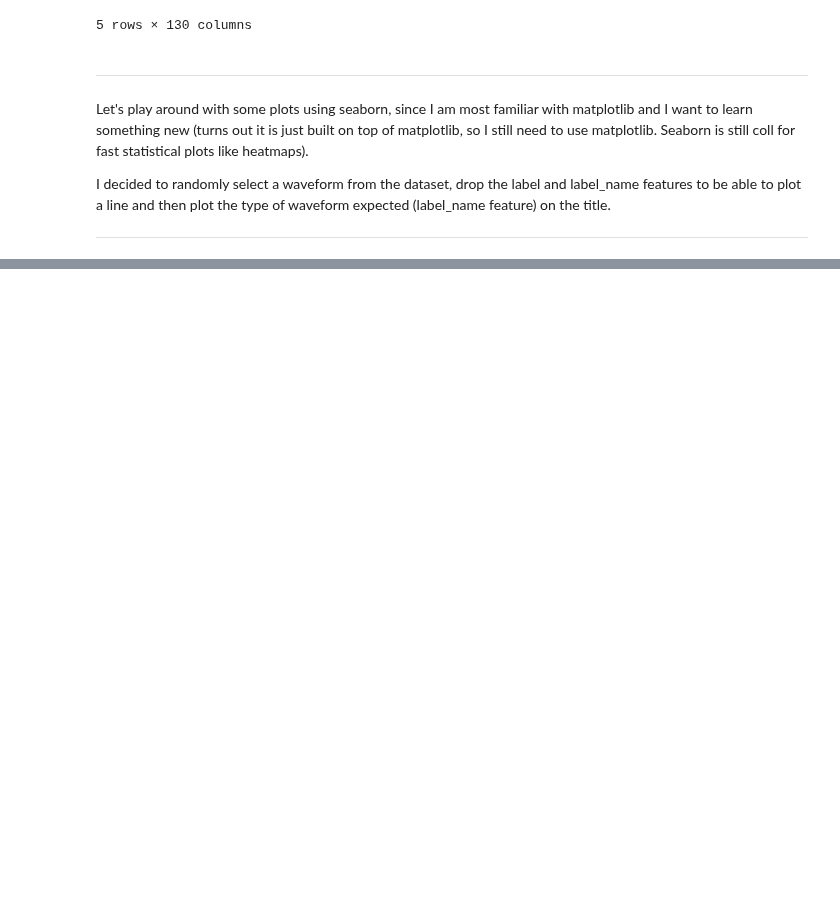
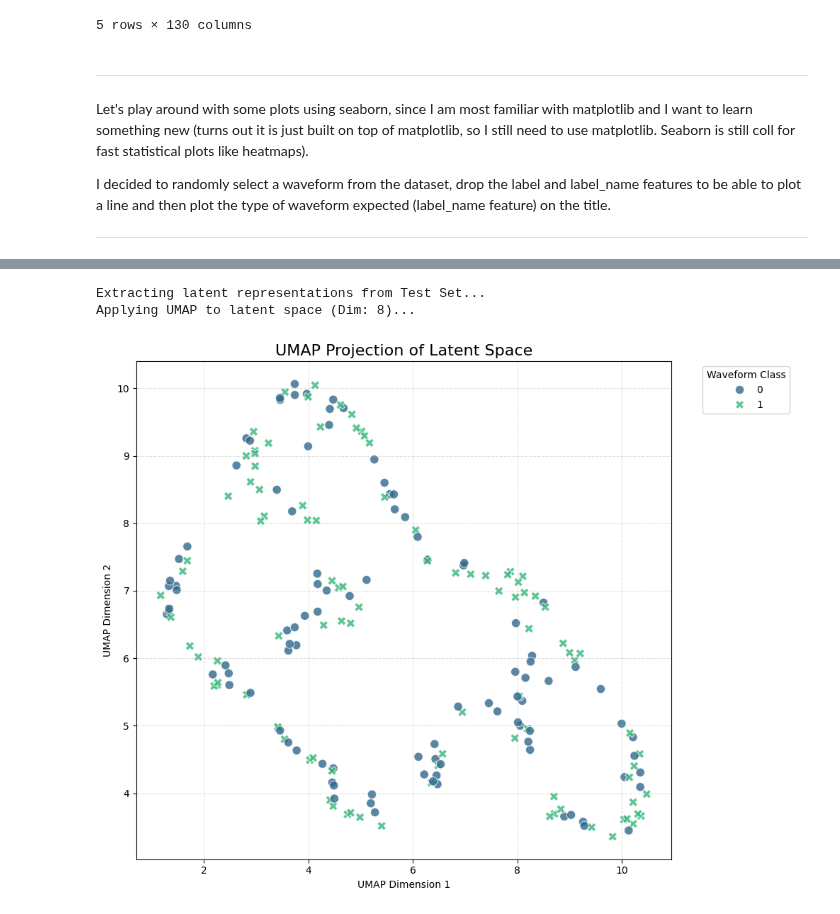
Before and after one commit to AndreHucke/gen_ai, a Jupyter notebook: VAE/waveform_manipulation.ipynb, the cells around one changed output, grey strips where cells are left out. Cells and saved outputs as stored; diff of their text form; code cells hidden in the pictures; blank space fills up the shorter version.

```diff
--- a/VAE/waveform_manipulation.ipynb
+++ b/VAE/waveform_manipulation.ipynb
@@ -179,7 +196,3 @@ class VAE(nn.Module):
         recon_x = torch.tanh(self.fc4(h3)) # Using Tanh since data is normalized in [-1, 1]
 
         return recon_x, mu, logvar
-
-# Instantiate and print model structure
-model = VAE()
-print(model)
@@ -327,0 +503,52 @@ The Variational Autoencoder (VAE) was designed with an encoder that compresses 1
+# %%
+import umap
+import seaborn as sns
+import matplotlib.pyplot as plt
+import torch
+
+# Extract Latent Representations (Mu)
+model.eval()
+print("Extracting latent representations from Test Set...")
+
+# Get the full test tensor directly
+# We use the tensor we created earlier in test_dataset
+full_test_tensor = test_dataset.tensors[0]
+
+with torch.no_grad():
+    # Pass through encoder to get mu (latent mean)
+    _, mu, _ = model(full_test_tensor)
+    latent_space = mu.numpy()
+
+# Apply UMAP
+print(f"Applying UMAP to latent space (Dim: {latent_space.shape[1]})...")
+
+# n_neighbors: Balances local vs global structure (default 15)
+# min_dist: Controls how tightly points are packed together (default 0.1)
+reducer = umap.UMAP(n_neighbors=15, min_dist=0.1, random_state=42)
+latent_2d = reducer.fit_transform(latent_space)
+
+x_axis, y_axis = latent_2d[:, 0], latent_2d[:, 1]
+
+# 4. Visualization
+plt.figure(figsize=(10, 8))
+sns.scatterplot(
+    x=x_axis,
+    y=y_axis,
+    hue=y_test,
+    palette='viridis',
+    style=y_test,
+    s=80,
+    alpha=0.8
+)
+
+plt.title('UMAP Projection of Latent Space', fontsize=16)
+plt.xlabel('UMAP Dimension 1')
+plt.ylabel('UMAP Dimension 2')
+plt.legend(title='Waveform Class', bbox_to_anchor=(1.05, 1), loc='upper left')
+plt.grid(True, linestyle='--', alpha=0.4)
+plt.tight_layout()
+plt.show()
+# %% [output]
+Extracting latent representations from Test Set...
+Applying UMAP to latent space (Dim: 8)...
+[figure, added]
```
Also changed, not shown: parts of 26 cells of this notebook.
